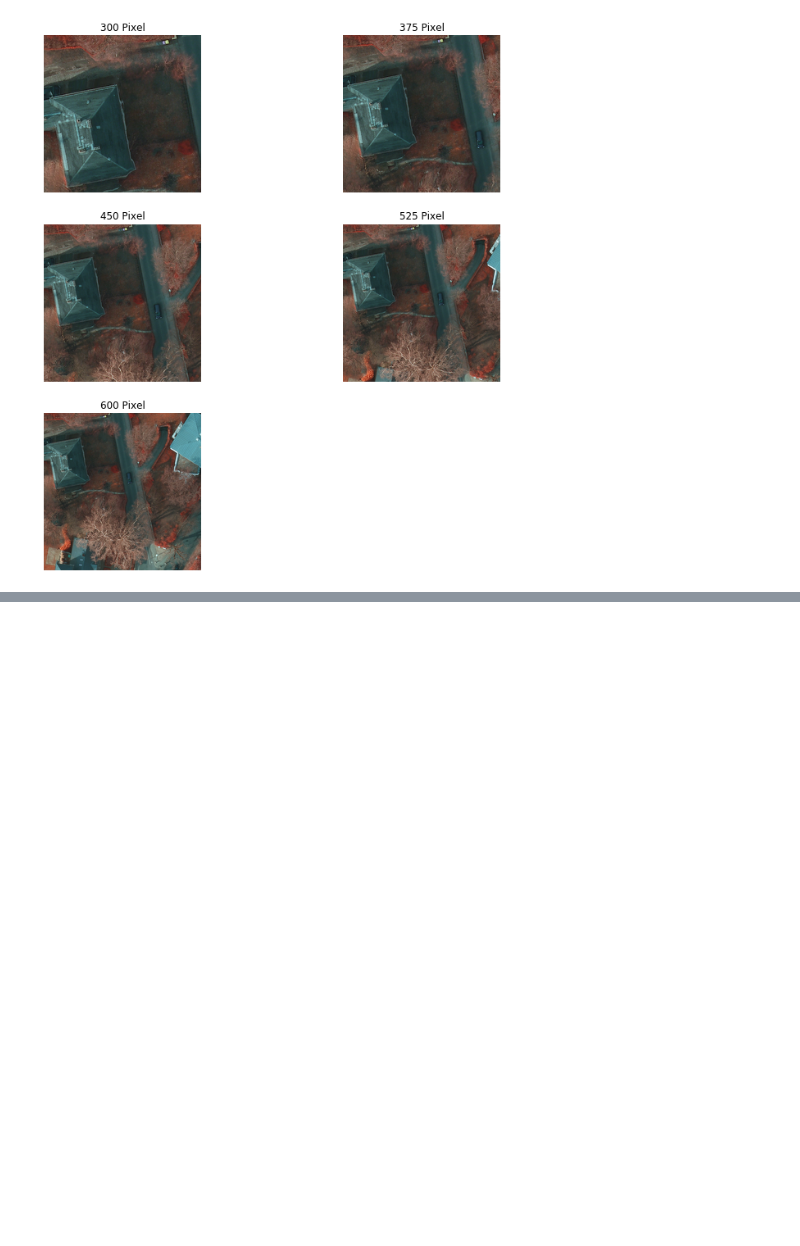
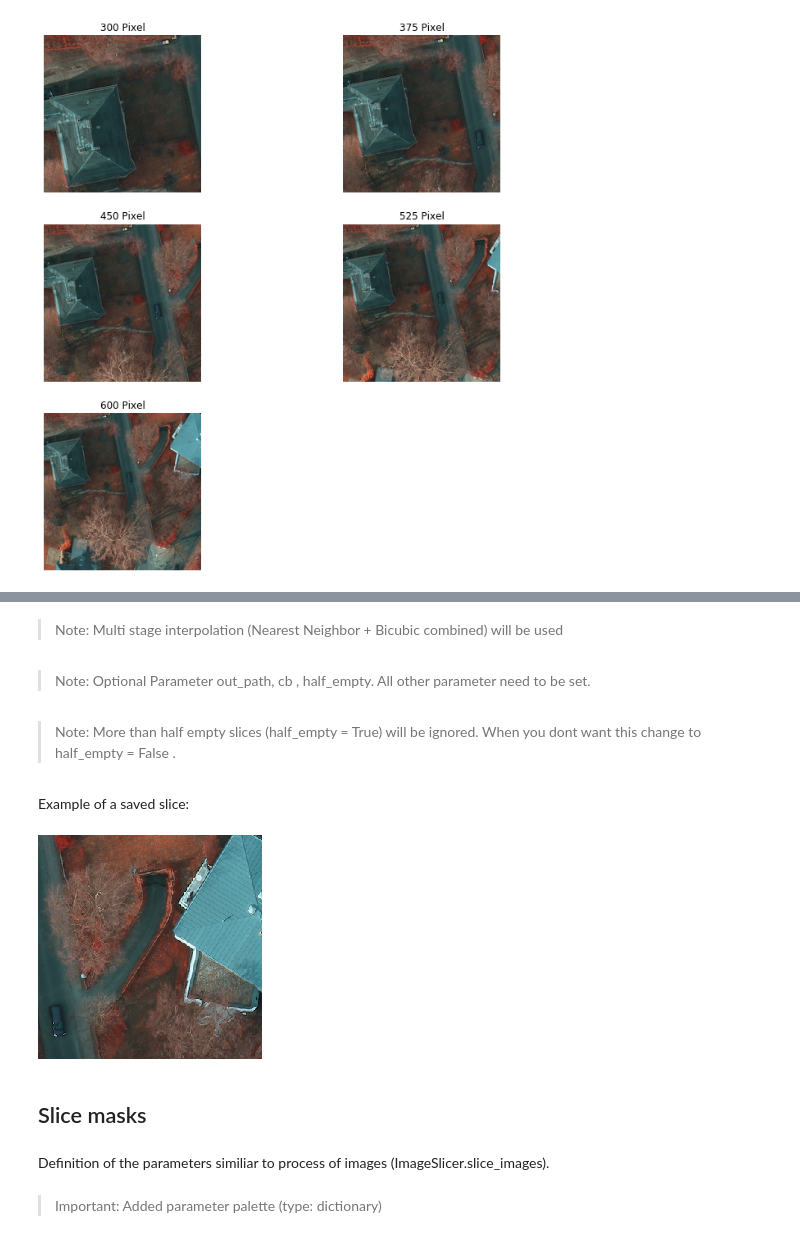
Before and after one commit to abalone1/slicer, a Jupyter notebook: 01_tutorial.ipynb, the cells around one changed output, grey strips where cells are left out. Cells and saved outputs as stored; diff of their text form; code cells hidden in the pictures; blank space fills up the shorter version.

```diff
--- a/01_tutorial.ipynb
+++ b/01_tutorial.ipynb
@@ -52,0 +123,21 @@ ImageSlicer.show_slices(slice_l, inp_d)
+# %% [markdown]
+> Note: Multi stage interpolation (Nearest Neighbor + Bicubic combined) will be used
+# %% [markdown]
+> Note: Optional Parameter out_path, cb , half_empty. All other parameter need to be set.
+# %% [markdown]
+> Note: More than half empty slices (half_empty = True) will be ignored. When you dont want this change to half_empty = False .
+# %% [markdown]
+Example of a saved slice:
+# %%
+#hide
+sl = Image.open('./docs/img/out_padded/test_224_2_300-600/top_potsdam_2_14_IRRG_2_2_300.png')
+# %%
+sl
+# %% [output]
+[figure, added]
+# %% [markdown]
+## Slice masks
+# %% [markdown]
+Definition of the parameters similiar to process of images (ImageSlicer.slice_images).
+# %% [markdown]
+> Important: Added parameter palette (type: dictionary)
```
Also changed, not shown: parts of 37 cells of this notebook.
